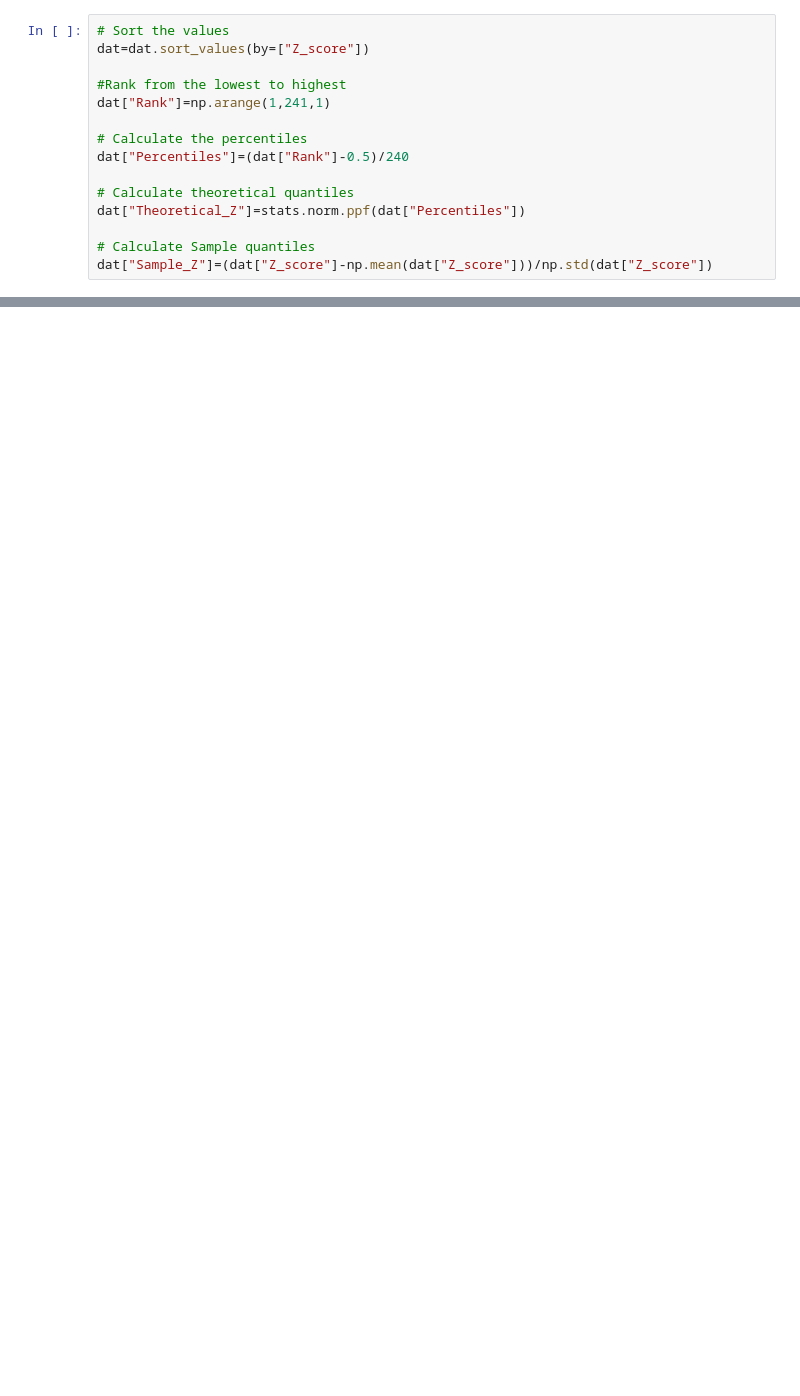
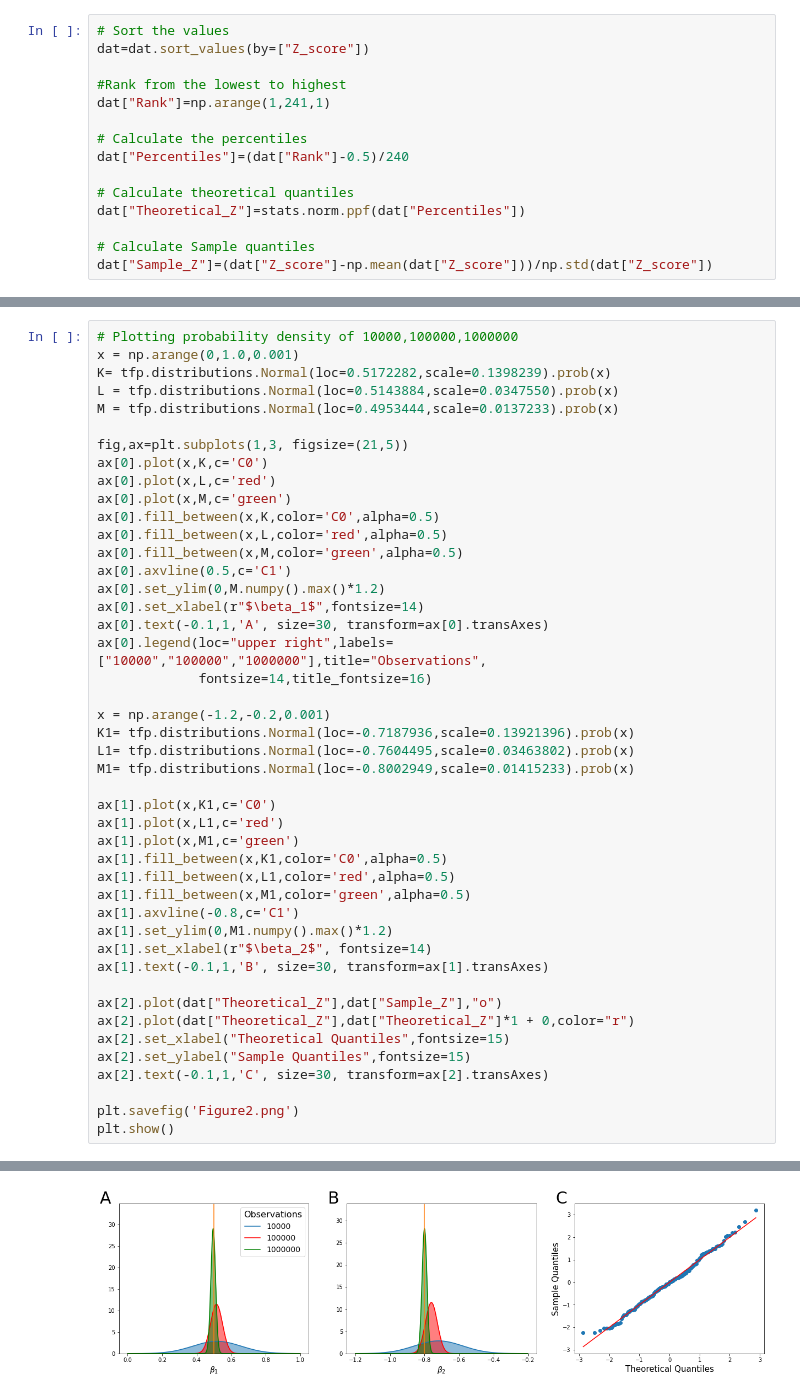
Before and after one commit to ctorney/mssf-vi, a Jupyter notebook: Figures/Figure_2.ipynb, the cells around one changed output, grey strips where cells are left out. Saved outputs shown, nothing was run; the diff lists cells and outputs as text; blank space fills up the shorter version.

```diff
--- a/Figures/Figure_2.ipynb
+++ b/Figures/Figure_2.ipynb
@@ -92,0 +52,46 @@ plt.show()
+# %%
+# Plotting probability density of 10000,100000,1000000
+x = np.arange(0,1.0,0.001)
+K= tfp.distributions.Normal(loc=0.5172282,scale=0.1398239).prob(x)
+L = tfp.distributions.Normal(loc=0.5143884,scale=0.0347550).prob(x)
+M = tfp.distributions.Normal(loc=0.4953444,scale=0.0137233).prob(x)
+
+fig,ax=plt.subplots(1,3, figsize=(21,5))
+ax[0].plot(x,K,c='C0')
+ax[0].plot(x,L,c='red')
+ax[0].plot(x,M,c='green')
+ax[0].fill_between(x,K,color='C0',alpha=0.5)
+ax[0].fill_between(x,L,color='red',alpha=0.5)
+ax[0].fill_between(x,M,color='green',alpha=0.5)
+ax[0].axvline(0.5,c='C1')
+ax[0].set_ylim(0,M.numpy().max()*1.2)
+ax[0].set_xlabel(r"$\beta_1$",fontsize=14)
+ax[0].text(-0.1,1,'A', size=30, transform=ax[0].transAxes)
+ax[0].legend(loc="upper right",labels=["10000","100000","1000000"],title="Observations",
+             fontsize=14,title_fontsize=16)
+
+x = np.arange(-1.2,-0.2,0.001)
+K1= tfp.distributions.Normal(loc=-0.7187936,scale=0.13921396).prob(x)
+L1= tfp.distributions.Normal(loc=-0.7604495,scale=0.03463802).prob(x)
+M1= tfp.distributions.Normal(loc=-0.8002949,scale=0.01415233).prob(x)
+
+ax[1].plot(x,K1,c='C0')
+ax[1].plot(x,L1,c='red')
+ax[1].plot(x,M1,c='green')
+ax[1].fill_between(x,K1,color='C0',alpha=0.5)
+ax[1].fill_between(x,L1,color='red',alpha=0.5)
+ax[1].fill_between(x,M1,color='green',alpha=0.5)
+ax[1].axvline(-0.8,c='C1')
+ax[1].set_ylim(0,M1.numpy().max()*1.2)
+ax[1].set_xlabel(r"$\beta_2$", fontsize=14)
+ax[1].text(-0.1,1,'B', size=30, transform=ax[1].transAxes)
+
+ax[2].plot(dat["Theoretical_Z"],dat["Sample_Z"],"o")
+ax[2].plot(dat["Theoretical_Z"],dat["Theoretical_Z"]*1 + 0,color="r")
+ax[2].set_xlabel("Theoretical Quantiles",fontsize=15)
+ax[2].set_ylabel("Sample Quantiles",fontsize=15)
+ax[2].text(-0.1,1,'C', size=30, transform=ax[2].transAxes)
+
+plt.savefig('Figure2.png')
+plt.show()
+# %% [output]
@@ -92,0 +101 @@ plt.show()
+[figure, new version]
```
Also changed, not shown: parts of 4 cells of this notebook.
